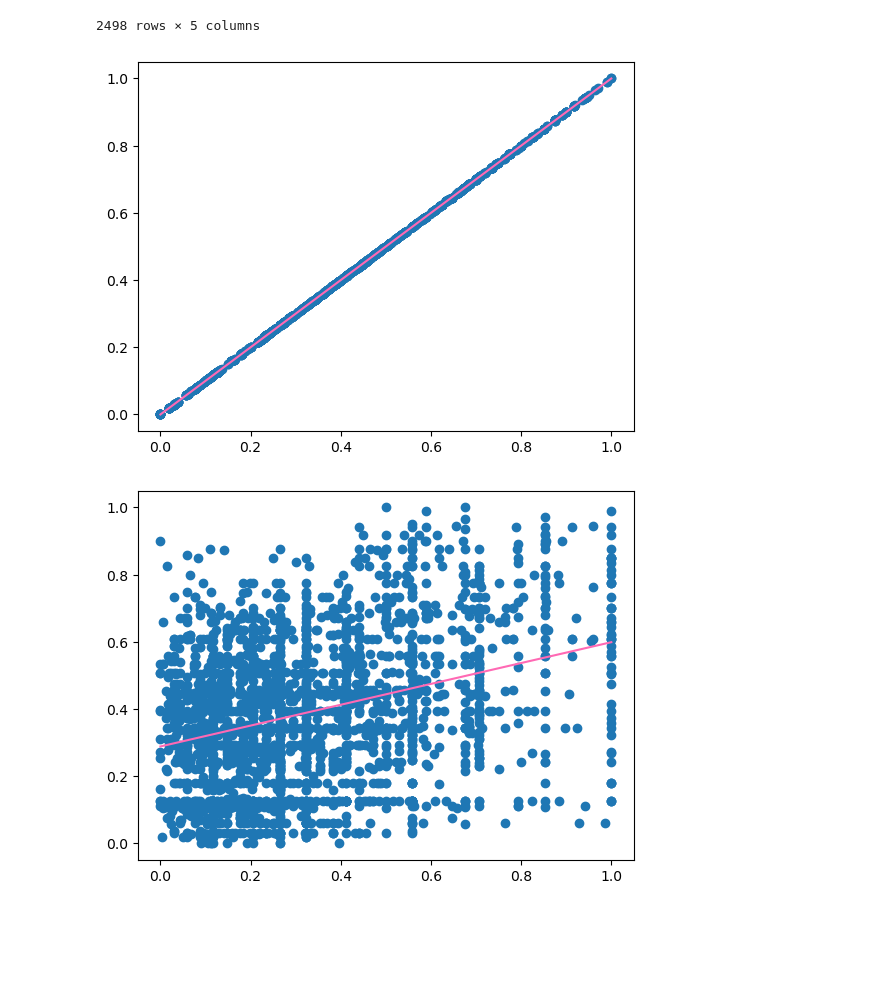
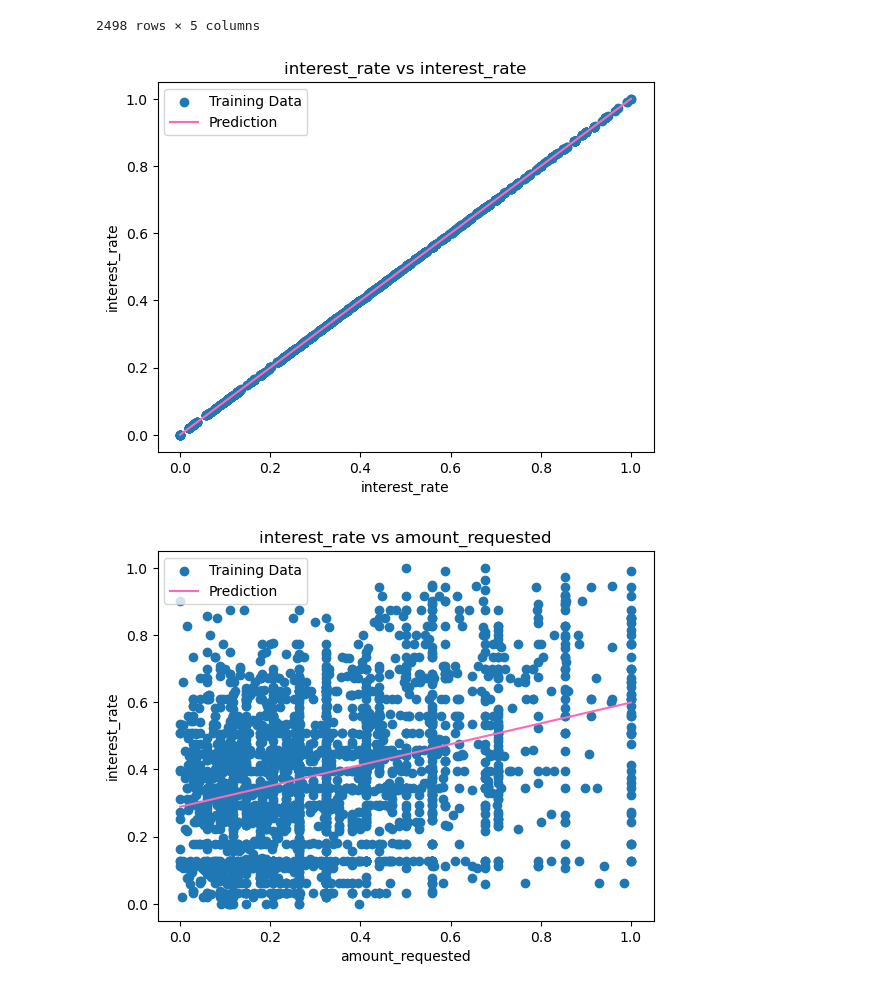
Before and after one commit to TLuter-252/Linear-Regression-Case-Study, a Jupyter notebook: loan_insights.ipynb, the cells around one changed output. Drawn from its saved outputs; the diff is of its cells as text; code cells hidden in the pictures; blank space fills up the shorter version.

Commit message:
Added more graphs and a img of the other boxplot

```diff
--- a/loan_insights.ipynb
+++ b/loan_insights.ipynb
@@ -387,18 +400,22 @@ scaled_df
 # %%
 scaler = MinMaxScaler()
 scaled_df = pd.DataFrame(scaler.fit_transform(df))
 scaled_df.columns = df.columns
 target = 'interest_rate'
 for ele in df.columns:
     X = scaled_df[[ele]]
     y = scaled_df[target]
     displacement_lr = LinearRegression()
     displacement_lr.fit(X, y)
     X_sorted = X.sort_values(by=ele)
     y_predictions = displacement_lr.predict(X_sorted)
-    plt.scatter(X, y, label='Displacement')
-    plt.plot(X_sorted, y_predictions, label='Displacement', color='hotpink')
+    plt.scatter(X, y, label='Training Data')
+    plt.plot(X_sorted, y_predictions, label='Prediction', color='hotpink')
+    plt.title(f'{target} vs {ele}')
+    plt.xlabel(f'{ele}')
+    plt.ylabel(f'{target}')
+    plt.legend()
     plt.show()
 # %% [output]
-[figure, old version]
+[figure, new version]
-[figure, old version]
+[figure, new version]
```
Also changed, not shown: parts of 3 cells of this notebook, 1 other file.
